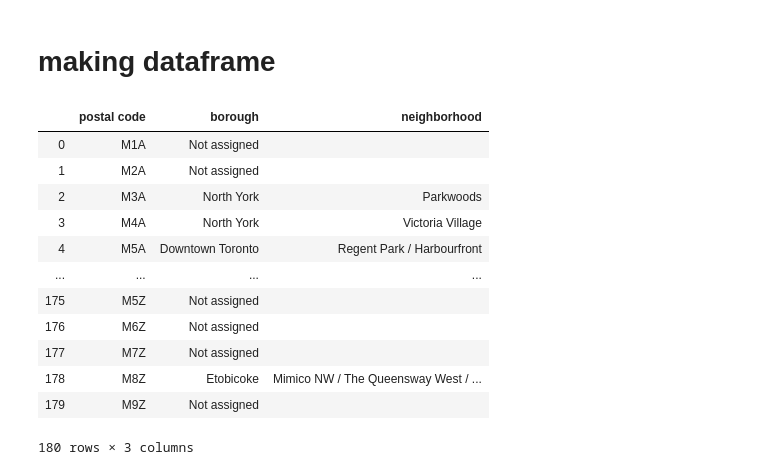
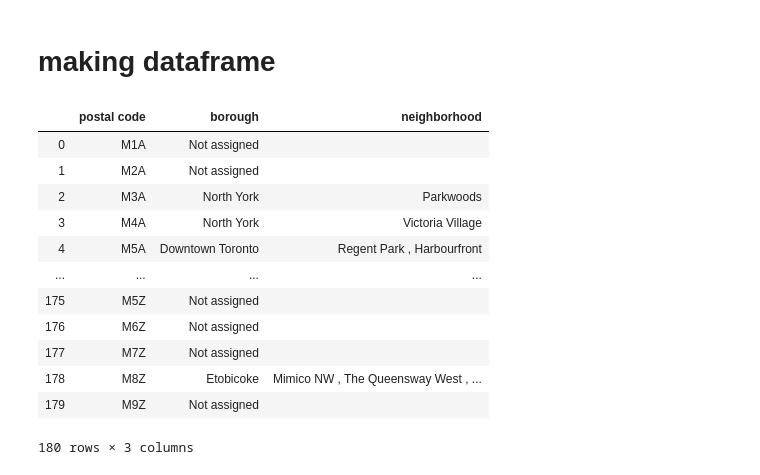
Before and after one commit to rohitkatbamna/IBMPROJECT, a Jupyter notebook: data-checkpoint.ipynb, the cells around one changed output. Saved outputs shown, nothing was run; the diff lists cells and outputs as text; code cells hidden in the pictures.

```diff
--- a/data-checkpoint.ipynb
+++ b/data-checkpoint.ipynb
@@ -129,0 +112,6 @@ borough
+# %%
+nn=[]
+# %%
+for word in neighborhood:
+    nn.append(word.replace('/', ','))
+nn
@@ -132,21 +138,21 @@ borough
 # %%
 import pandas as pd
 data={'postal code':postal_code,
      'borough':borough,
-     'neighborhood':neighborhood}
+     'neighborhood':nn}
 df=pd.DataFrame(data)
 df
 # %% [output]
 |  | postal code | borough | neighborhood |
 | 0 | M1A | Not assigned |  |
 | 1 | M2A | Not assigned |  |
 | 2 | M3A | North York | Parkwoods |
 | 3 | M4A | North York | Victoria Village |
-| 4 | M5A | Downtown Toronto | Regent Park / Harbourfront |
+| 4 | M5A | Downtown Toronto | Regent Park , Harbourfront |
 | ... | ... | ... | ... |
 | 175 | M5Z | Not assigned |  |
 | 176 | M6Z | Not assigned |  |
 | 177 | M7Z | Not assigned |  |
-| 178 | M8Z | Etobicoke | Mimico NW / The Queensway West / ... |
+| 178 | M8Z | Etobicoke | Mimico NW , The Queensway West , ... |
 | 179 | M9Z | Not assigned |  |
 180 rows × 3 columns
```
Also changed, not shown: parts of 7 cells of this notebook.
